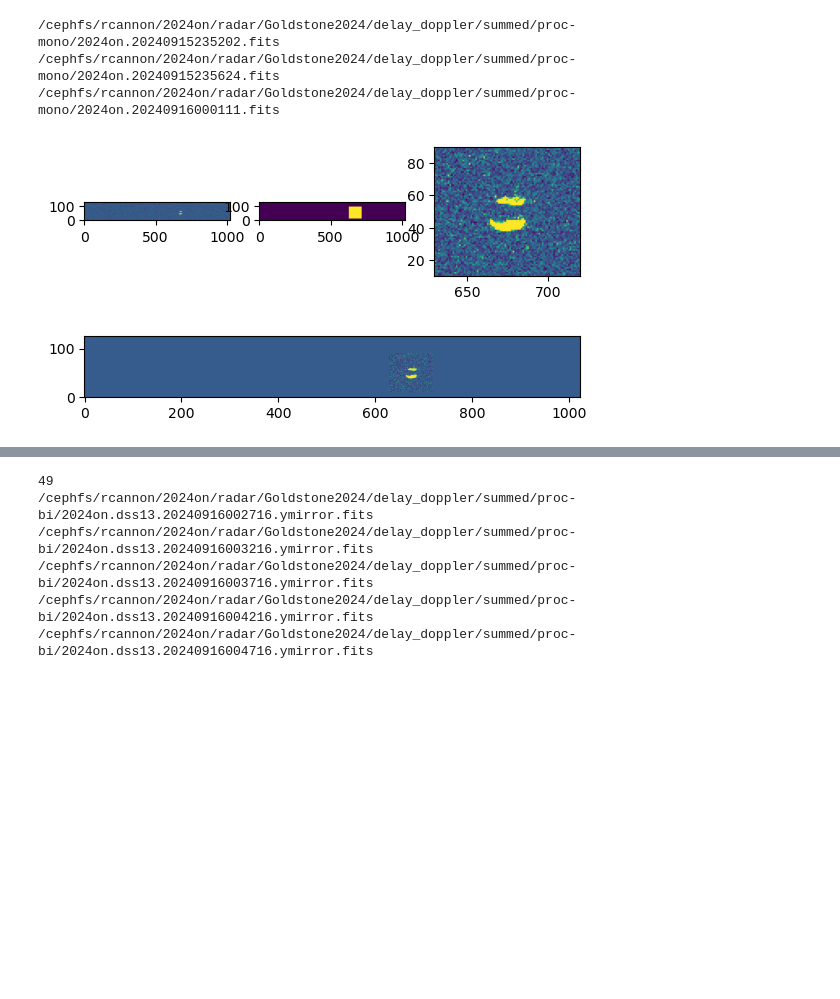
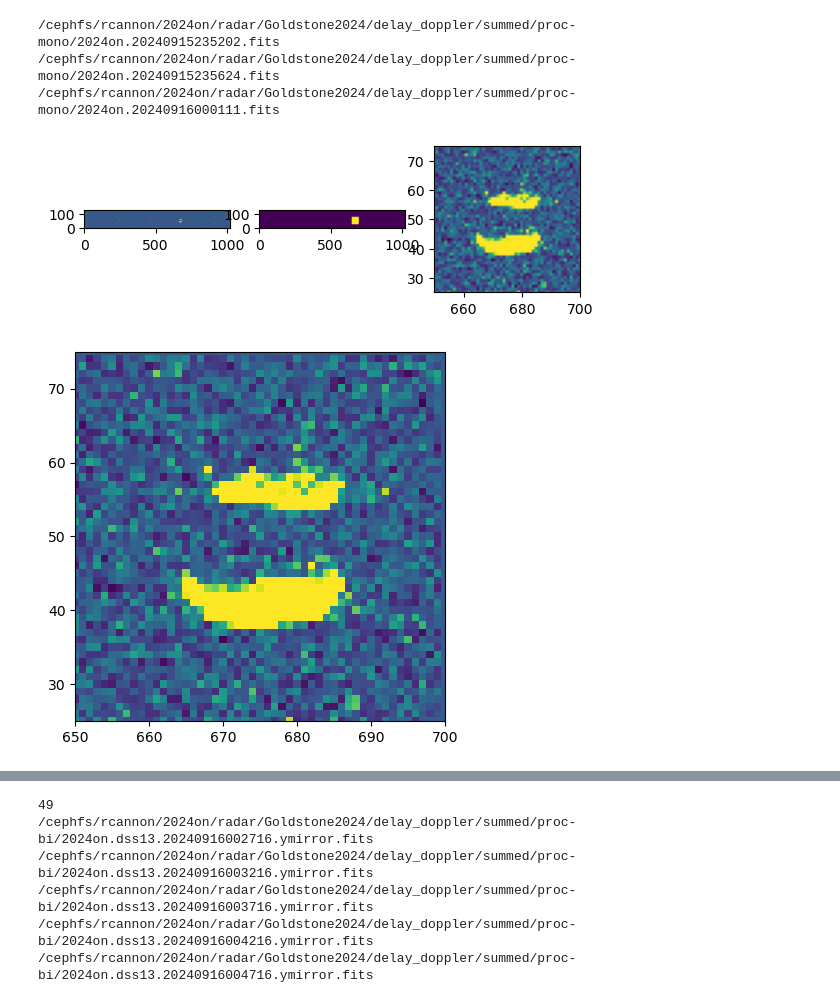
Before and after one commit to recannon/SHAPE_python_scripts, a Jupyter notebook: notebooks/Exp_dd_masks.ipynb, the cells around one changed output, grey strips where cells are left out. Saved outputs shown, nothing was run; the diff lists cells and outputs as text; code cells hidden in the pictures; blank space fills up the shorter version.

```diff
--- a/notebooks/Exp_dd_masks.ipynb
+++ b/notebooks/Exp_dd_masks.ipynb
@@ -355,7 +379,7 @@ for d in delay_files: print(d)
 # %%
 
 
-x1,x2,y1,y2 = 320,390,10,80
+x1,x2,y1,y2 = 325,385,25,60
 
 for d in delay_files[0:1]:
 
@@ -366,9 +390,13 @@ for d in delay_files[0:1]:
     mask[y1:y2,x1:x2] = 1
 
     plt.figure()
-    plt.subplot(1,2,1)
+    plt.subplot(1,3,1)
     norm = aviz.ImageNormalize(data,interval=aviz.ZScaleInterval())
     plt.imshow(data, norm=norm, origin='lower')
-    plt.subplot(1,2,2)
+    plt.subplot(1,3,2)
     plt.imshow(mask,origin='lower')
+    plt.subplot(1,3,3)
+    plt.imshow(data,origin='lower')
+    plt.xlim(x1,x2)
+    plt.ylim(y1,y2)
 # %% [output]
@@ -405,7 +433,7 @@ for d in delay_files: print(d)
 /cephfs/rcannon/2024on/radar/Goldstone2024/delay_doppler/summed/sep15-125/2024on.20240915062931.fits
 /cephfs/rcannon/2024on/radar/Goldstone2024/delay_doppler/summed/sep15-125/2024on.20240915063431.fits
 # %%
-x1,x2,y1,y2 = 310,410,50,140
+x1,x2,y1,y2 = 320,400,70,120
 
 for d in delay_files[0:1]:
 
@@ -455,7 +489,7 @@ for d in delay_files: print(d)
 # %% [output]
 /cephfs/rcannon/2024on/radar/Goldstone2024/delay_doppler/summed/sep15-025/2024on.20240915064157.ymirror.fits
 # %%
-x1,x2,y1,y2 = 290,420,770,950
+x1,x2,y1,y2 = 290,420,790,920
 
 for d in delay_files[0:1]:
 
@@ -503,7 +537,7 @@ for d in delay_files: print(d)
 /cephfs/rcannon/2024on/radar/Goldstone2024/delay_doppler/summed/proc-mono/2024on.20240915235624.fits
 /cephfs/rcannon/2024on/radar/Goldstone2024/delay_doppler/summed/proc-mono/2024on.20240916000111.fits
 # %%
-x1,x2,y1,y2 = 630,720,10,90
+x1,x2,y1,y2 = 650,700,25,75
 
 for d in delay_files[0:1]:
 
@@ -524,17 +558,19 @@ for d in delay_files[0:1]:
     plt.xlim(x1,x2)
     plt.ylim(y1,y2)
 # %% [output]
-[figure, old version]
+[figure, new version]
 # %%
 for i,dd in enumerate(delay_files):
     hdu = fits.open(dd)
     data = hdu[0].data
     mask = np.zeros_like(data)
     mask[y1:y2,x1:x2] = 1
     masked_data = data*mask
     plt.figure()
     plt.imshow(masked_data, norm=norm, origin='lower')
+    plt.xlim(x1,x2)
+    plt.ylim(y1,y2)
     plt.show()
     np.savetxt(f'{data_path}/Mask/mask_{mask_no:0>2}_{i:0>2}.txt',mask)
 # %% [output]
-[figure, old version]
+[figure, new version]
```
Also changed, not shown: parts of 16 cells of this notebook, 8 other files.
